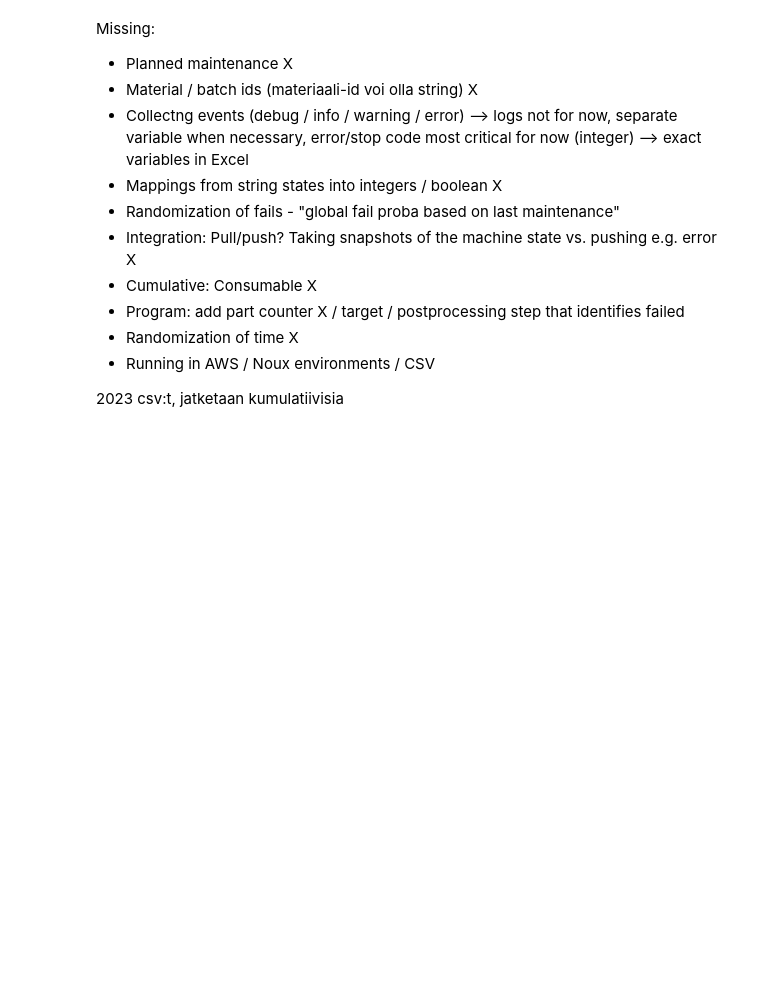
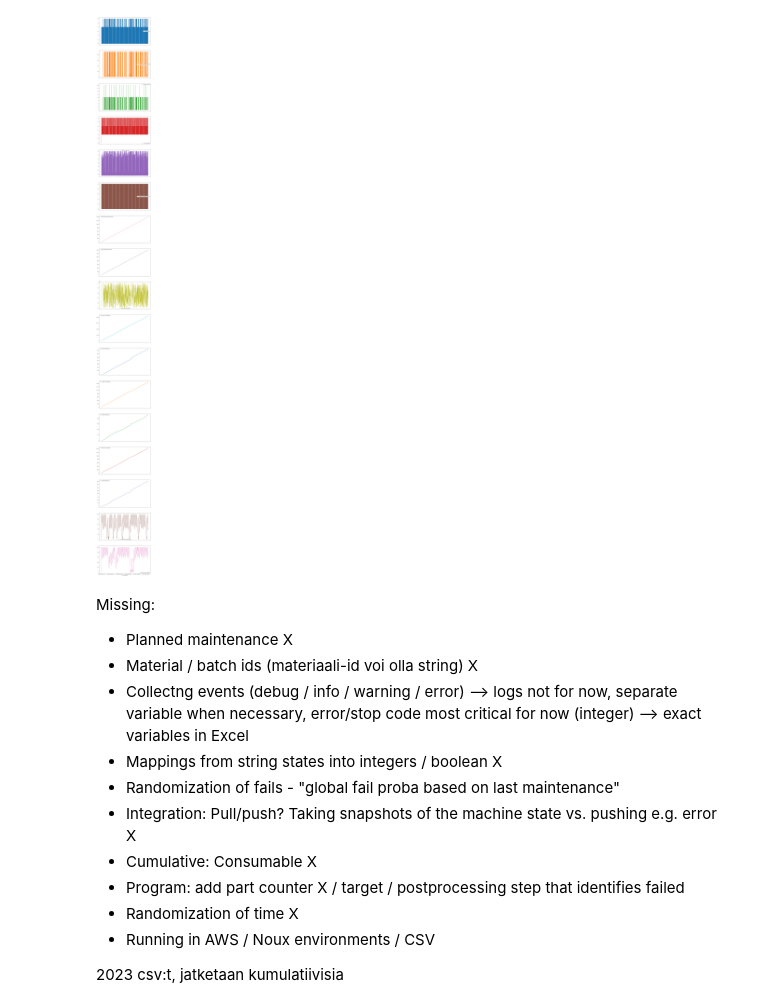
Before and after one commit to jmyrberg/factory-simulator, a Jupyter notebook: notebooks/factory-simulator.ipynb, the cells around one changed output. Saved outputs shown, nothing was run; the diff lists cells and outputs as text; code cells hidden in the pictures; blank space fills up the shorter version.

```diff
--- a/notebooks/factory-simulator.ipynb
+++ b/notebooks/factory-simulator.ipynb
@@ -21,12 +21,12 @@ factory.run(365)
 # factory.plot()
 # %%
-# # Save as csv.gz
-# import shutil
-# import arrow
-# import pandas as pd
+# Save as csv.gz
+import shutil
+import arrow
+import pandas as pd
 
-# ts = arrow.now('Europe/Helsinki').strftime("%Y%m%d-%H%M%S")
-# shutil.copy('config/factory.yml', f'results/factory-{ts}.yml')
-# df = pd.read_csv('results/run.csv')
-# print(df.columns.tolist())
-# df.to_csv(f'results/run-{ts}.csv.gz', compression='gzip', index=False)
+ts = arrow.now('Europe/Helsinki').strftime("%Y%m%d-%H%M%S")
+shutil.copy('config/factory.yml', f'results/factory-{ts}.yml')
+df = pd.read_csv('results/run.csv')
+print(df.columns.tolist())
+df.to_csv(f'results/run-{ts}.csv.gz', compression='gzip', index=False)
@@ -40,3 +51,13 @@ factory.run(365)
+# %%
+(
+    df
+    .set_index('Factory.Datetime')
+    .select_dtypes('number')
+    # [['Machine.ErrorCode']]
+    .plot(subplots=True, figsize=(14, 8 * len(df.columns)))
+);
+# %% [output]
+[figure, added]
 # %%
 # TODO: Refactor / cleanup all
 # TODO: Sensor based alarms/events
```
Also changed, not shown: parts of 3 cells of this notebook, 5 other files.
